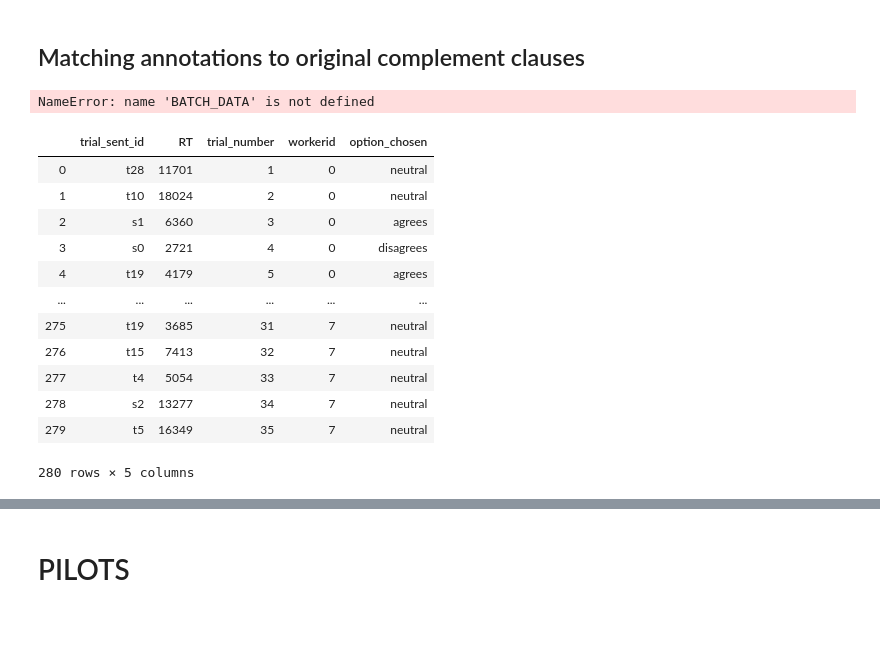
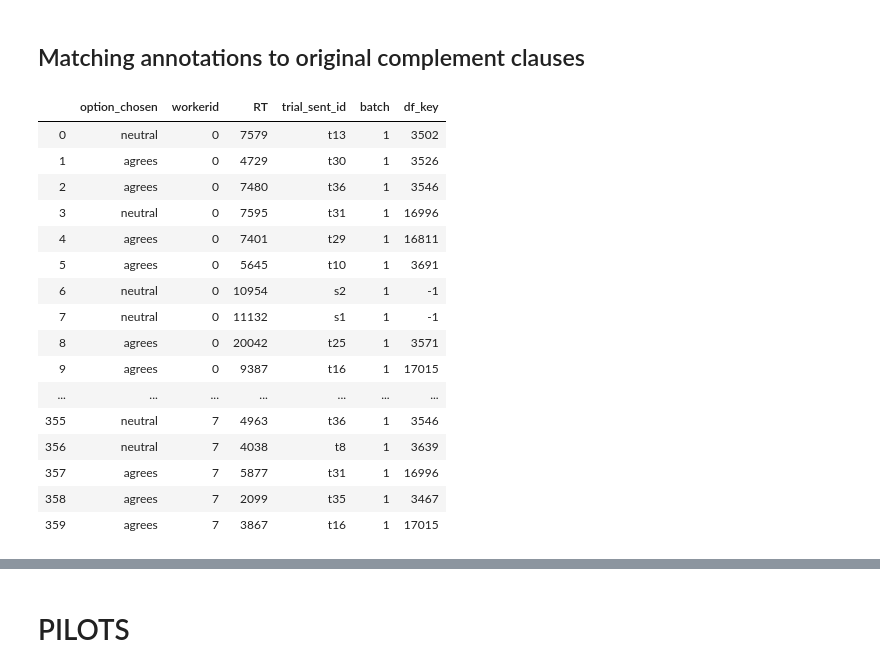
Before and after one commit to yiweiluo/GWStance, a Jupyter notebook: cc_stance/MTurk_results/Inter-annotator agreements.ipynb, the cells around one changed output, grey strips where cells are left out. Cells and saved outputs as stored; diff of their text form; code cells hidden in the pictures; blank space fills up the shorter version.

```diff
--- a/cc_stance/MTurk_results/Inter-annotator agreements.ipynb
+++ b/cc_stance/MTurk_results/Inter-annotator agreements.ipynb
@@ -90,0 +338,17 @@ trials_per_worker = {BATCH_NO: TRIAL_INFOS[BATCH_NO].groupby('workerid')
+# %%
+# populate poll responses over all 10 batches
+for poll_no in range(1,8):
+    for batch_no in BATCH_NOS:
+        subj_info = SUBJECT_INFOS[batch_no]
+        parties = subj_info['party']
+        polls = subj_info['poll{}'.format(poll_no)]
+        if poll_no == 1 or poll_no == 4:
+            num_answers = polls.apply(poll14_to_int)
+        elif poll_no == 3:
+            num_answers = polls.apply(poll3_to_int)
+        else:
+            num_answers = polls.apply(poll2567_to_int)
+        for ix in range(8):
+            party = parties.iloc[ix]
+            poll_ans = num_answers.iloc[ix]
+            poll_resps[poll_no][party].append(poll_ans)
@@ -173,0 +457,14 @@ TRIAL_INFOS[0].groupby('trial_sent_id').first()
+# %%
+def convert_choice(x):
+    if x == 'a':
+        return 'agrees'
+    elif x == 'n':
+        return 'neutral'
+    else:
+        return 'disagrees'
+# %%
+for ix in range(0,10):
+    TRIAL_INFOS[ix] = TRIAL_INFOS[ix].rename(columns={"a": "option_chosen", "s_id": "trial_sent_id"})
+    #TRIAL_INFOS[ix].columns = ['option_chosen','RT','trial_sent_id','workerid']
+    TRIAL_INFOS[ix]['option_chosen'] = TRIAL_INFOS[ix]['option_chosen'].apply(convert_choice)
+    TRIAL_INFOS[ix]['batch'] = [ix]*len(TRIAL_INFOS[ix])
@@ -664,25 +1112,27 @@ pd.concat([worker_labels_per_batch[BATCH_NO]['av_rating'].drop('MACE competence'
 # %% [markdown]
 ## Matching annotations to original complement clauses
 # %%
-TRIAL_INFOS[1]['df_key'] = [pd.DataFrame(BATCH_DATA[1]).set_index('sent_id').loc\
+TRIAL_INFOS[1]['df_key'] = [pd.DataFrame(ROUND2_DATA[BATCH_NOS[1]]).set_index('sent_id').loc\
                             [trial_sent_id]['df_key'] for trial_sent_id in
                            TRIAL_INFOS[1]['trial_sent_id']]
-# %% [output]
-NameError: name 'BATCH_DATA' is not defined
 # %%
-TRIAL_INFOS[9]
+TRIAL_INFOS[1]
 # %% [output]
-|  | trial_sent_id | RT | trial_number | workerid | option_chosen |
-| 0 | t28 | 11701 | 1 | 0 | neutral |
-| 1 | t10 | 18024 | 2 | 0 | neutral |
-| 2 | s1 | 6360 | 3 | 0 | agrees |
-| 3 | s0 | 2721 | 4 | 0 | disagrees |
-| 4 | t19 | 4179 | 5 | 0 | agrees |
-| ... | ... | ... | ... | ... | ... |
-| 275 | t19 | 3685 | 31 | 7 | neutral |
-| 276 | t15 | 7413 | 32 | 7 | neutral |
-| 277 | t4 | 5054 | 33 | 7 | neutral |
-| 278 | s2 | 13277 | 34 | 7 | neutral |
-| 279 | t5 | 16349 | 35 | 7 | neutral |
+|  | option_chosen | workerid | RT | trial_sent_id | batch | df_key |
+| 0 | neutral | 0 | 7579 | t13 | 1 | 3502 |
+| 1 | agrees | 0 | 4729 | t30 | 1 | 3526 |
+| 2 | agrees | 0 | 7480 | t36 | 1 | 3546 |
+| 3 | neutral | 0 | 7595 | t31 | 1 | 16996 |
+| 4 | agrees | 0 | 7401 | t29 | 1 | 16811 |
+| 5 | agrees | 0 | 5645 | t10 | 1 | 3691 |
+| 6 | neutral | 0 | 10954 | s2 | 1 | -1 |
+| 7 | neutral | 0 | 11132 | s1 | 1 | -1 |
+| 8 | agrees | 0 | 20042 | t25 | 1 | 3571 |
+| 9 | agrees | 0 | 9387 | t16 | 1 | 17015 |
+| ... | ... | ... | ... | ... | ... | ... |
+| 355 | neutral | 7 | 4963 | t36 | 1 | 3546 |
+| 356 | neutral | 7 | 4038 | t8 | 1 | 3639 |
+| 357 | agrees | 7 | 5877 | t31 | 1 | 16996 |
+| 358 | agrees | 7 | 2099 | t35 | 1 | 3467 |
+| 359 | agrees | 7 | 3867 | t16 | 1 | 17015 |
-280 rows × 5 columns
 # %%
```
Also changed, not shown: parts of 84 cells of this notebook, 4 other files.
